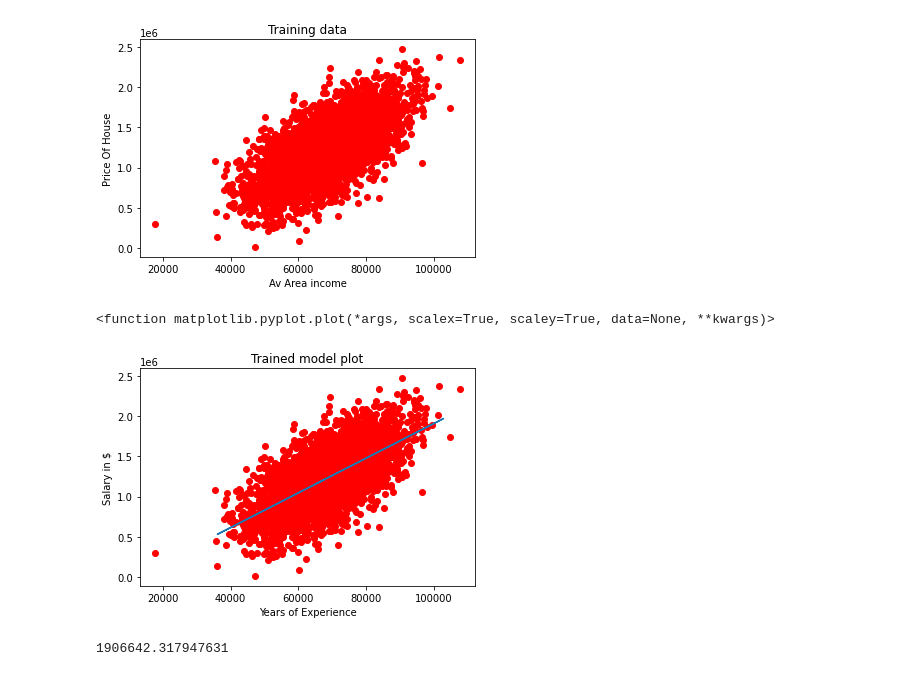
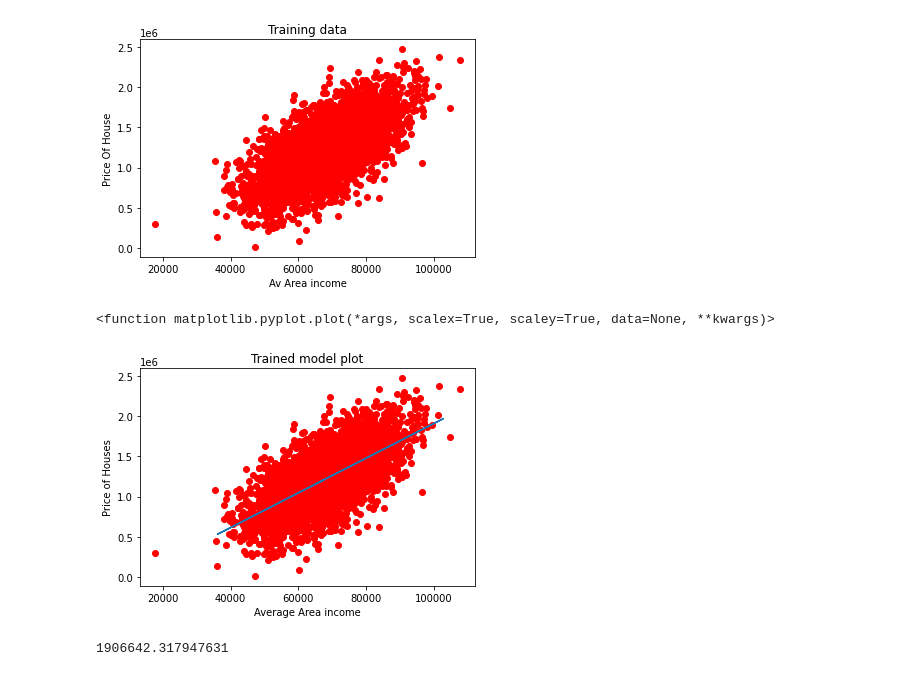
Before and after one commit to hayabalasmeh/linear-regression, a Jupyter notebook: regression.ipynb, the cells around one changed output. Drawn from its saved outputs; the diff is of its cells as text; code cells hidden in the pictures.

```diff
--- a/regression.ipynb
+++ b/regression.ipynb
@@ -70,13 +74,13 @@ y_predict = linear.predict(x_test)
 # %%
 plt.scatter(x_train,y_train,color='red')
 plt.plot(x_test,y_predict)
-plt.xlabel("Years of Experience")
-plt.ylabel("Salary in $")
+plt.xlabel("Average Area income")
+plt.ylabel("Price of Houses")
 plt.title("Trained model plot")
 plt.plot
 # %% [output]
 <function matplotlib.pyplot.plot(*args, scalex=True, scaley=True, data=None, **kwargs)>
-[figure, old version]
+[figure, new version]
 # %%
 Avg_income = 100000
 price_predict = linear.predict([[Avg_income]])[0]
```
Also changed, not shown: parts of 3 cells of this notebook, 2 other files.
